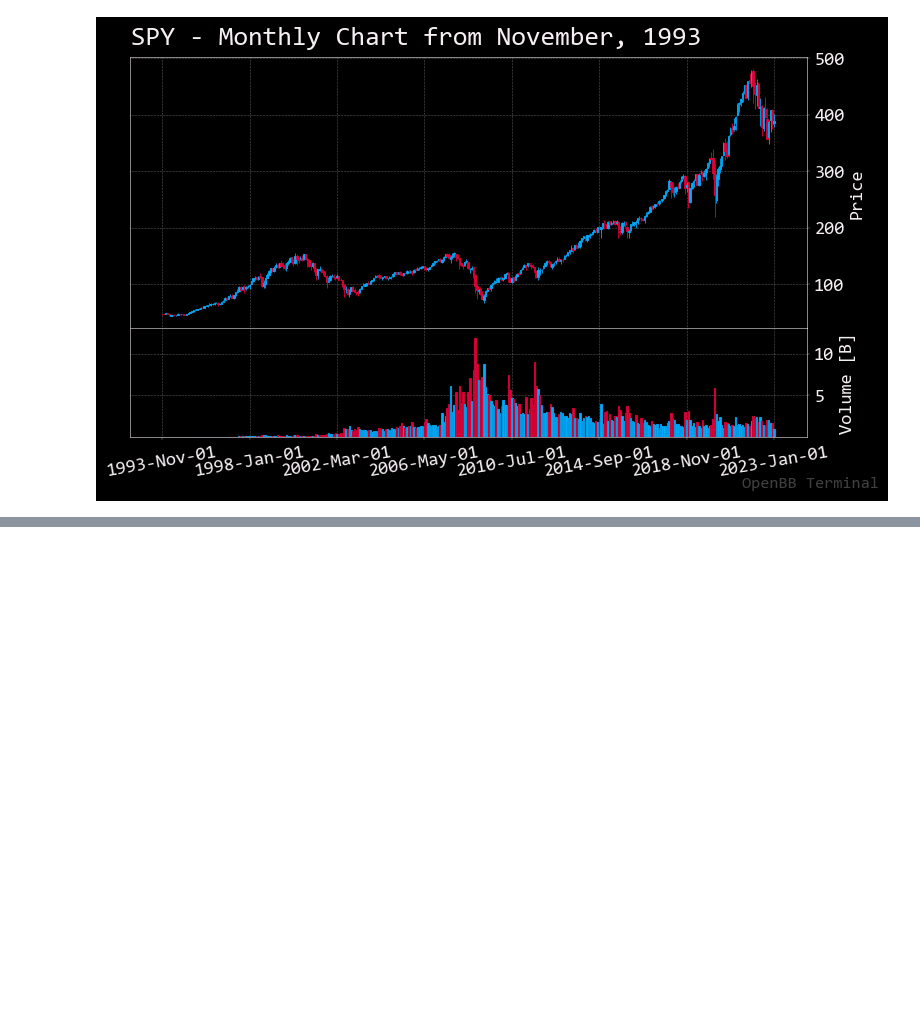
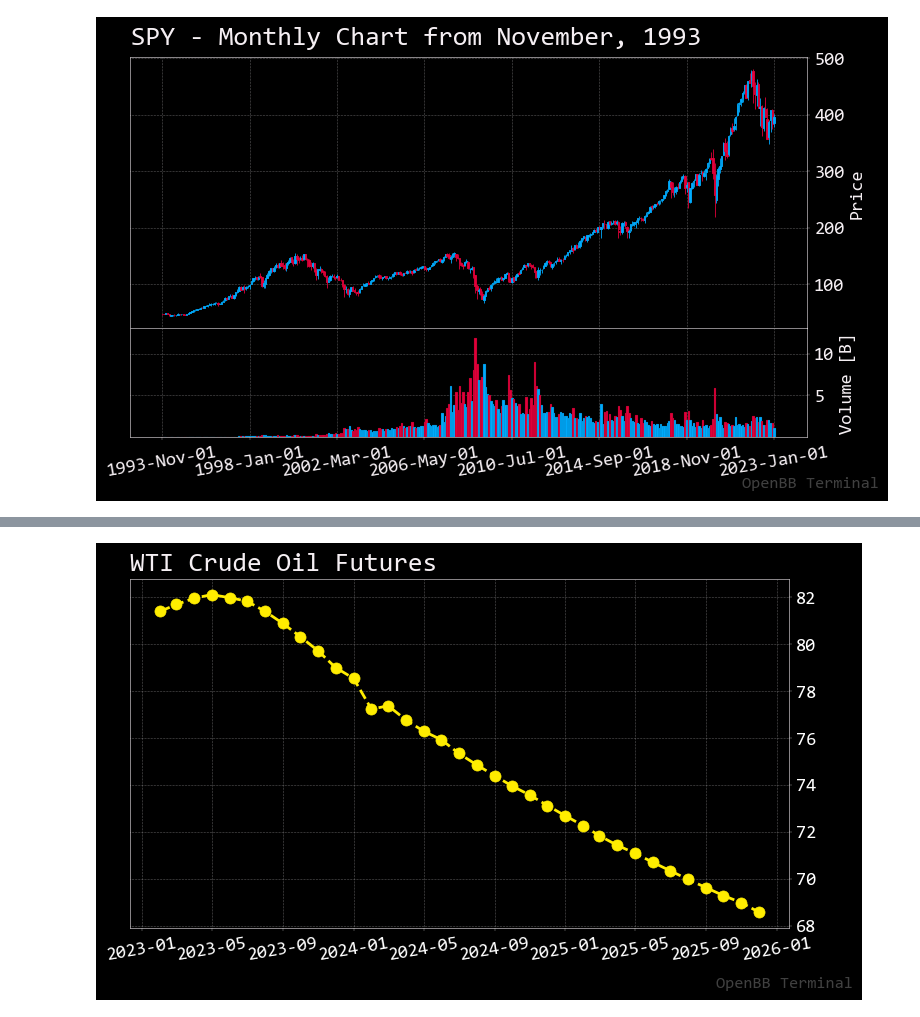
Before and after one commit to mikewenner/Jupyter_Notebooks, a Jupyter notebook: openBB/charting.ipynb, the cells around one changed output, grey strips where cells are left out. Cells and saved outputs as stored; diff of their text form; code cells hidden in the pictures; blank space fills up the shorter version.

```diff
--- a/openBB/charting.ipynb
+++ b/openBB/charting.ipynb
@@ -98,0 +99,5 @@ Loading Intraday 15min data for SPY with starting period 2022-11-22.
+# %%
+# plotting a futures curve chart
+openbb.futures.curve_chart("CL")
+# %% [output]
+[figure, added]
```
Also changed, not shown: parts of 7 cells of this notebook, 2 other files.
